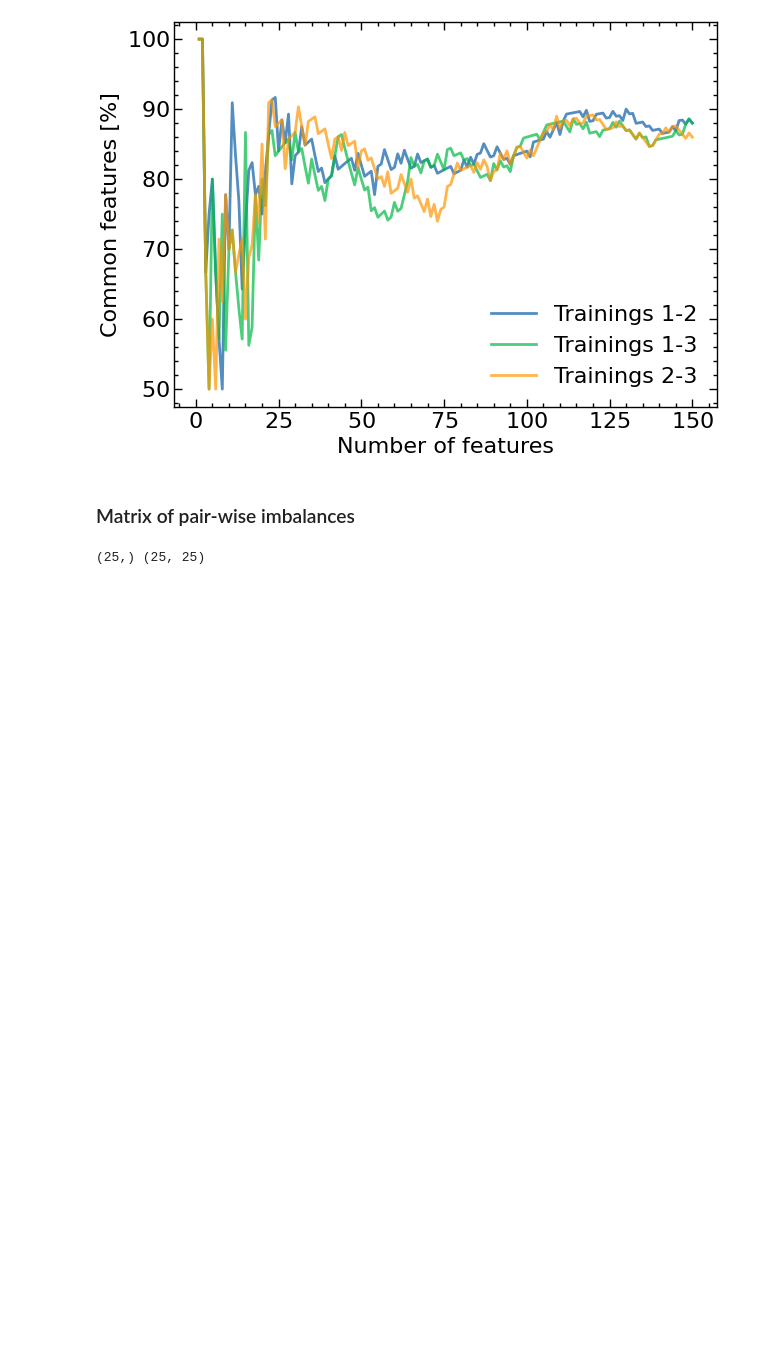
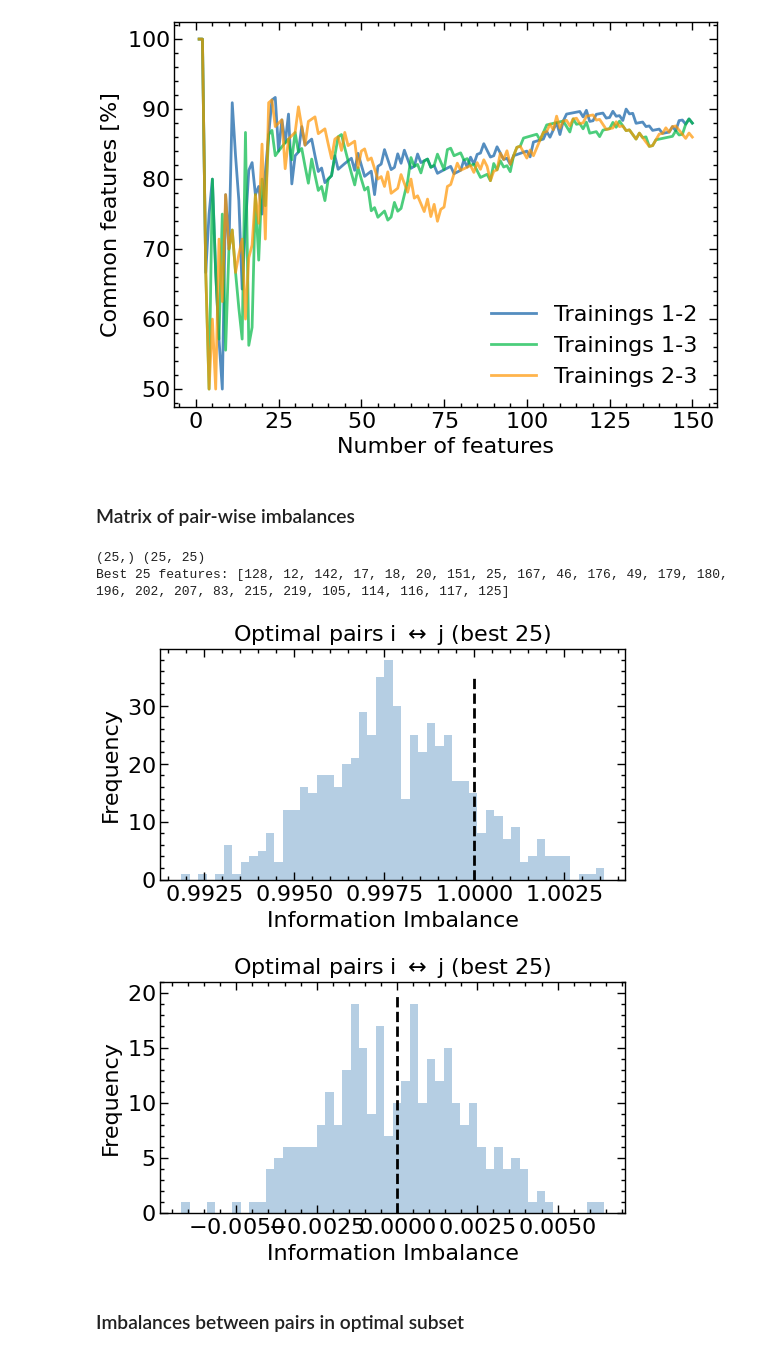
Before and after one commit to vdeltatto/imbalance-gain-causality, a Jupyter notebook: Genes/predict_genes/plots.ipynb, the cells around one changed output. Cells and saved outputs as stored; diff of their text form; code cells hidden in the pictures; blank space fills up the shorter version.

```diff
--- a/Genes/predict_genes/plots.ipynb
+++ b/Genes/predict_genes/plots.ipynb
@@ -99,5 +105,32 @@ plt.show()
 # %%
 features, matrix_imb = pickle.load(open("./pickles/matrix_imbalances_ncoords30_k30.p","rb"))
 print(np.array(features).shape,np.array(matrix_imb).shape)
+print(f"Best 25 features: {features}")
 # %% [output]
 (25,) (25, 25)
+Best 25 features: [128, 12, 142, 17, 18, 20, 151, 25, 167, 46, 176, 49, 179, 180, 196, 202, 207, 83, 215, 219, 105, 114, 116, 117, 125]
+# %%
+#sorted_imbs = np.sort(np.array(matrix_imb).flatten())
+#print(sorted_imbs)
+
+plt.figure(figsize=(6,3))
+plt.hist(np.sort(matrix_imb.flatten())[25:],bins=50,alpha=0.3)
+plt.vlines(1,0,35,linestyle="--",color="black")
+plt.xlabel("Information Imbalance")
+plt.ylabel("Frequency")
+plt.title("Optimal pairs i $\\leftrightarrow$ j (best 25)")
+plt.show()
+
+plt.figure(figsize=(6,3))
+plt.hist((matrix_imb - matrix_imb.T)[np.triu_indices(matrix_imb.shape[0], k=1)],bins=50,alpha=0.3)
+#plt.hist((matrix_imb.T - matrix_imb)[np.triu_indices(matrix_imb.shape[0], k=1)],bins=50,alpha=0.3)
+plt.vlines(0,0,20,linestyle="--",color="black")
+plt.xlabel("Information Imbalance")
+plt.ylabel("Frequency")
+plt.title("Optimal pairs i $\\leftrightarrow$ j (best 25)")
+plt.show()
+# %% [output]
+[figure, added]
+[figure, added]
+# %% [markdown]
+### Imbalances between pairs in optimal subset
```
Also changed, not shown: parts of 14 cells of this notebook, 39 other files.
